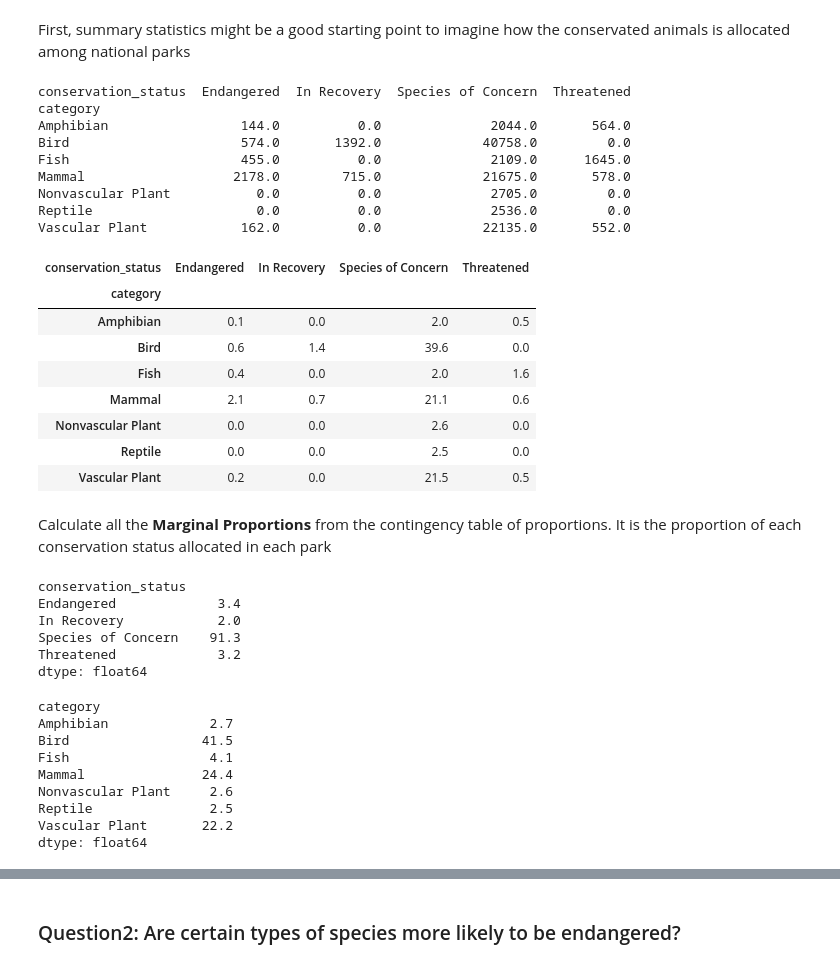
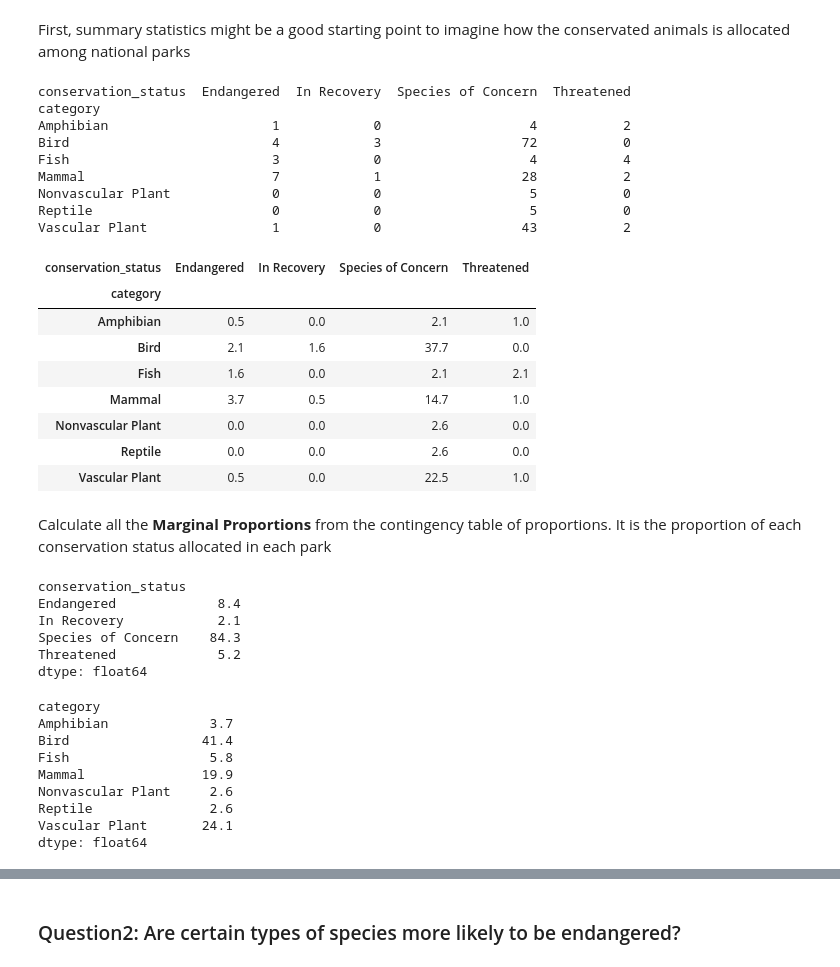
Before and after one commit to Nanyka/DataScience, a Jupyter notebook: Portfolio/PortfolioProject_Biodiversity_Starter/biodiversity.ipynb, the cells around one changed output, grey strips where cells are left out. Cells and saved outputs as stored; diff of their text form; code cells hidden in the pictures.

```diff
--- a/Portfolio/PortfolioProject_Biodiversity_Starter/biodiversity.ipynb
+++ b/Portfolio/PortfolioProject_Biodiversity_Starter/biodiversity.ipynb
@@ -258,8 +258,8 @@ The `observations` dataset seem to be tidy and ready enough for analysing step.
 # %% [markdown]
 The records in the `observations` dataset just include *scientific_name*, that indicate exactly what is the object of a certain observation, and *park_name* show the geographical information where the observation had been conducted. We need to connect the *scientific_name* to the corresponding *conservation_status* and then explore the distribution of conservation_status for animals
 # %%
-df1 = pd.merge(observations,species)
-df1 = df1[df1.conservation_status != 'No Intervince'].reset_index()
+# df1 = pd.merge(observations,species)
+df1 = species[species.conservation_status != 'No Intervince'].reset_index()
 print(df1.info())
 print('\n')
 df1.head(5)
@@ -288,32 +286,32 @@ None
 # %% [markdown]
 First, summary statistics might be a good starting point to imagine how the conservated animals is allocated among national parks
 # %%
-tab_of_freq = pd.crosstab(df1.category, df1.conservation_status, values=df1.observations,aggfunc='sum')
-tab_of_freq = tab_of_freq.fillna(0)
+tab_of_freq = pd.crosstab(df1.category, df1.conservation_status)
+# tab_of_freq = tab_of_freq.fillna(0)
 
-tab_of_prop = (tab_of_freq / df1.observations.sum())
+tab_of_prop = (tab_of_freq / len(df1))
 print(tab_of_freq)
 print("\n")
 (tab_of_prop*100).round(1)
 # %% [output]
 conservation_status  Endangered  In Recovery  Species of Concern  Threatened
 category
-Amphibian                 144.0          0.0              2044.0       564.0
-Bird                      574.0       1392.0             40758.0         0.0
-Fish                      455.0          0.0              2109.0      1645.0
-Mammal                   2178.0        715.0             21675.0       578.0
-Nonvascular Plant           0.0          0.0              2705.0         0.0
-Reptile                     0.0          0.0              2536.0         0.0
-Vascular Plant            162.0          0.0             22135.0       552.0
+Amphibian                     1            0                   4           2
+Bird                          4            3                  72           0
+Fish                          3            0                   4           4
+Mammal                        7            1                  28           2
+Nonvascular Plant             0            0                   5           0
+Reptile                       0            0                   5           0
+Vascular Plant                1            0                  43           2
 | conservation_status | Endangered | In Recovery | Species of Concern | Threatened |
 | category |  |  |  |  |
-| Amphibian | 0.1 | 0.0 | 2.0 | 0.5 |
-| Bird | 0.6 | 1.4 | 39.6 | 0.0 |
-| Fish | 0.4 | 0.0 | 2.0 | 1.6 |
-| Mammal | 2.1 | 0.7 | 21.1 | 0.6 |
+| Amphibian | 0.5 | 0.0 | 2.1 | 1.0 |
+| Bird | 2.1 | 1.6 | 37.7 | 0.0 |
+| Fish | 1.6 | 0.0 | 2.1 | 2.1 |
+| Mammal | 3.7 | 0.5 | 14.7 | 1.0 |
 | Nonvascular Plant | 0.0 | 0.0 | 2.6 | 0.0 |
-| Reptile | 0.0 | 0.0 | 2.5 | 0.0 |
-| Vascular Plant | 0.2 | 0.0 | 21.5 | 0.5 |
+| Reptile | 0.0 | 0.0 | 2.6 | 0.0 |
+| Vascular Plant | 0.5 | 0.0 | 22.5 | 1.0 |
 # %% [markdown]
 Calculate all the **Marginal Proportions** from the contingency table of proportions. It is the proportion of each conservation status allocated in each park
 # %%
@@ -323,22 +321,22 @@ conservation_marginals = (tab_of_prop.sum(axis=1)*100).round(1)
 species_marginals
 # %% [output]
 conservation_status
-Endangered             3.4
-In Recovery            2.0
-Species of Concern    91.3
-Threatened             3.2
+Endangered             8.4
+In Recovery            2.1
+Species of Concern    84.3
+Threatened             5.2
 dtype: float64
 # %%
 conservation_marginals
 # %% [output]
 category
-Amphibian             2.7
-Bird                 41.5
-Fish                  4.1
-Mammal               24.4
+Amphibian             3.7
+Bird                 41.4
+Fish                  5.8
+Mammal               19.9
 Nonvascular Plant     2.6
-Reptile               2.5
-Vascular Plant       22.2
+Reptile               2.6
+Vascular Plant       24.1
 dtype: float64
 # %%
 plt.figure(figsize=(16,4))
```
Also changed, not shown: parts of 13 cells of this notebook, 1 other file.
